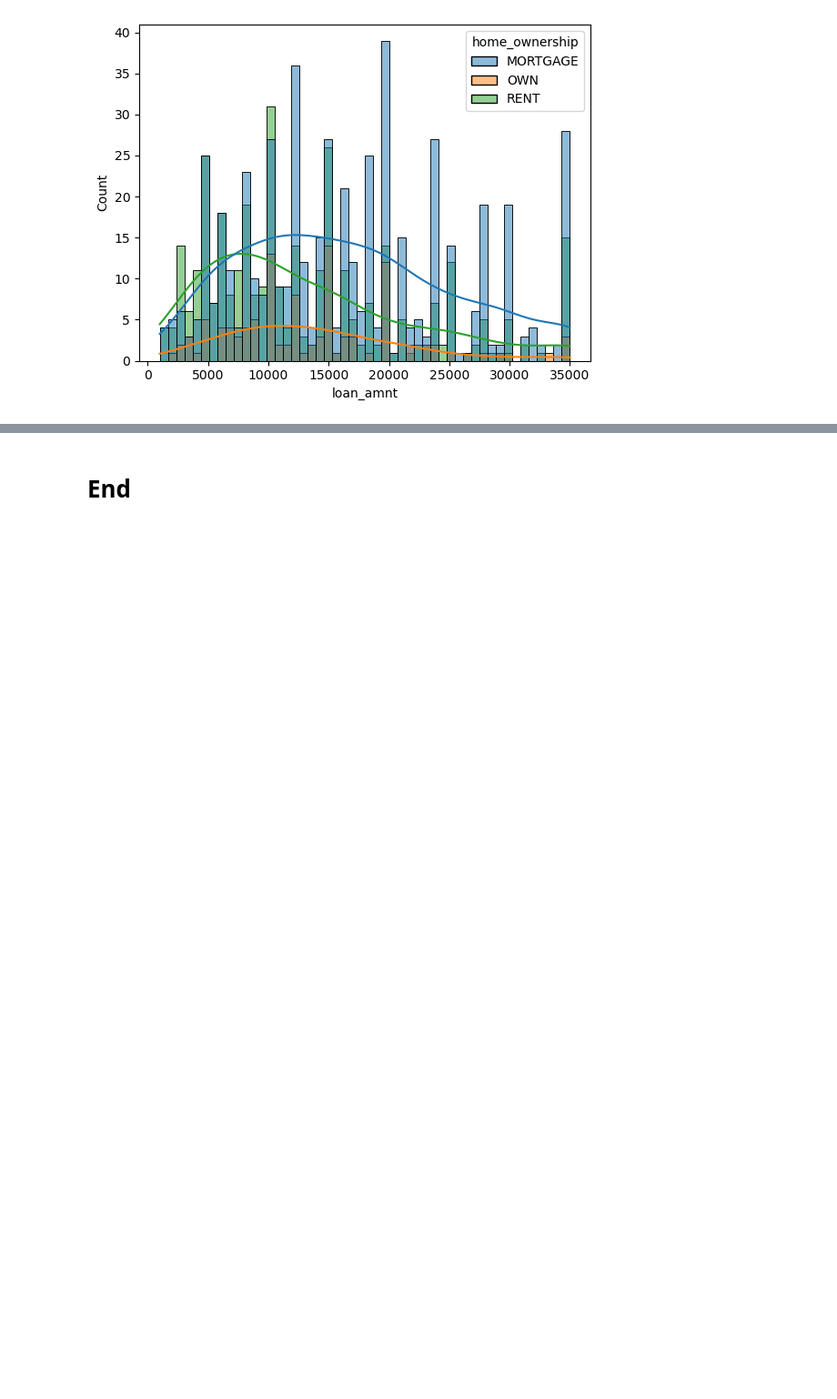
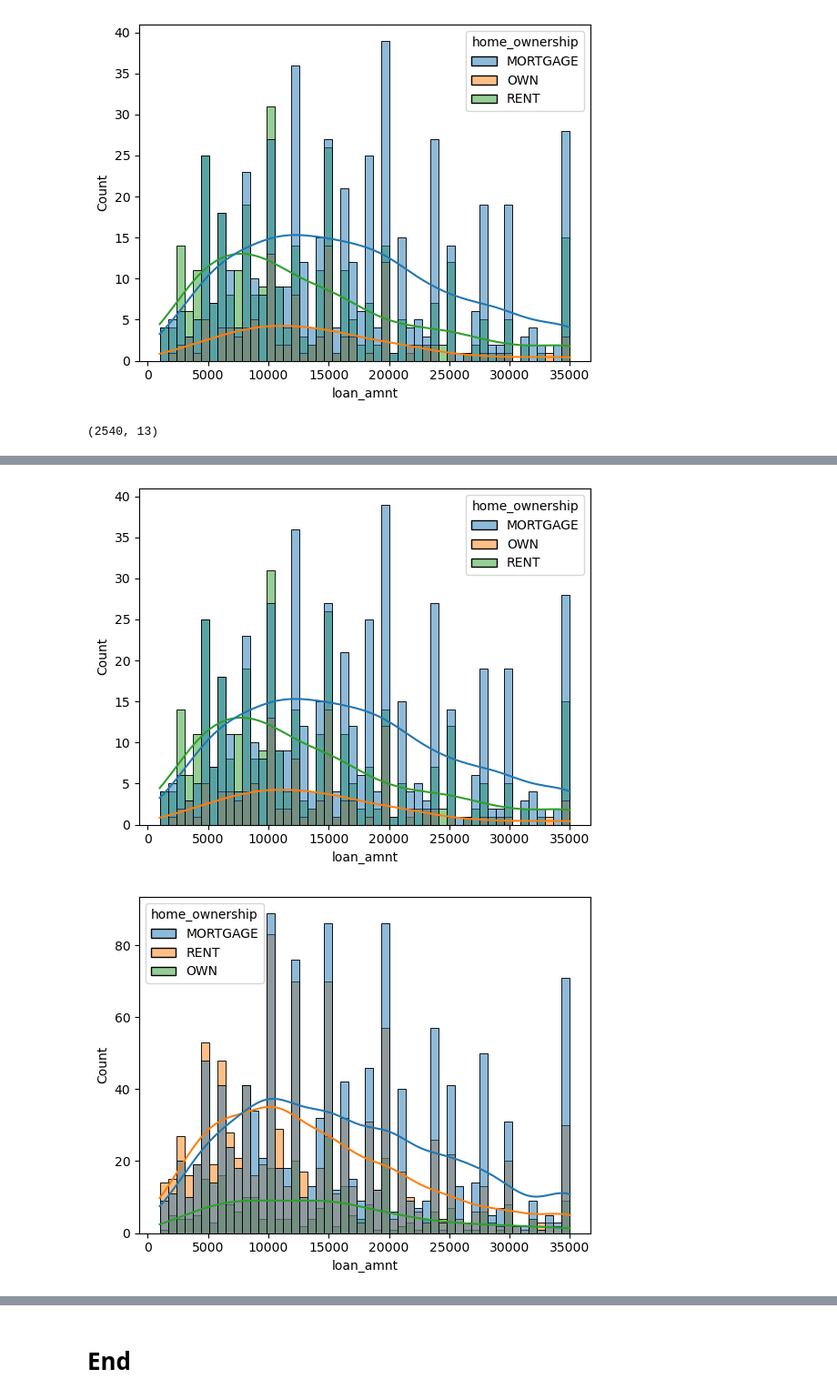
Before and after one commit to simbimc/data_science_project2, a Jupyter notebook: EDA.ipynb, the cells around one changed output, grey strips where cells are left out. Shown at 91% size. Cells and saved outputs as stored; diff of their text form; code cells hidden in the pictures; blank space fills up the shorter version.

```diff
--- a/EDA.ipynb
+++ b/EDA.ipynb
@@ -435,3 +435,28 @@ for df in dfs:
 # %% [output]
 [figure]
 [figure]
+# %%
+df4 = data.iloc[2000:4540,:]
+df_cols = ['id',
+         'member_id',
+         'loan_amnt',
+         'funded_amnt',
+         'funded_amnt_inv',
+         'term',
+         'int_rate',
+         'installment',
+         'grade',
+         'sub_grade',
+         'emp_title',
+         'emp_length',
+         'home_ownership']
+df4 = df4[df_cols]
+# %%
+df4.shape
+# %% [output]
+(2540, 13)
+# %%
+dfs  = [df2, df3, df4]
+for df in dfs:
+    plot_graph(df)
+# %% [output]
@@ -437,0 +464,2 @@ for df in dfs:
+[figure, added]
+[figure, added]
```
Also changed, not shown: parts of 12 cells of this notebook.
